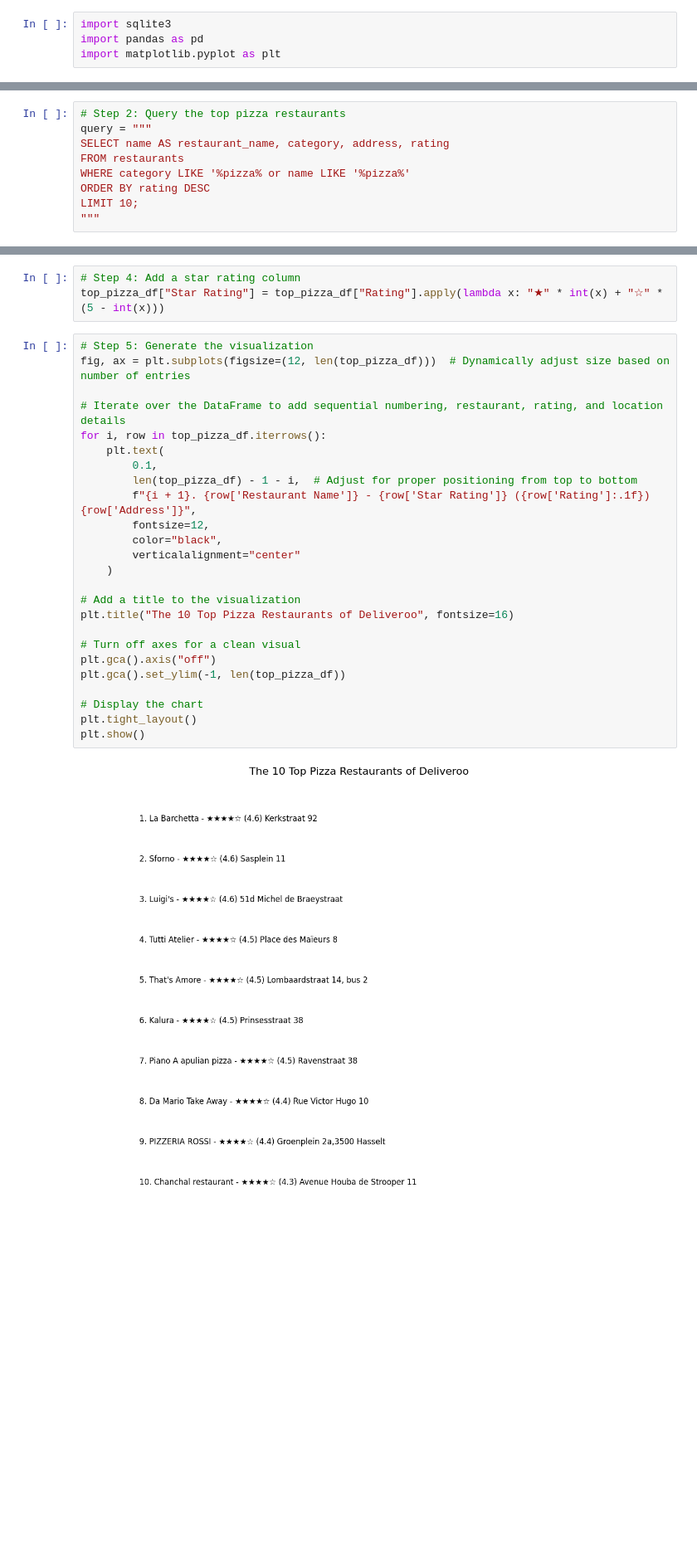
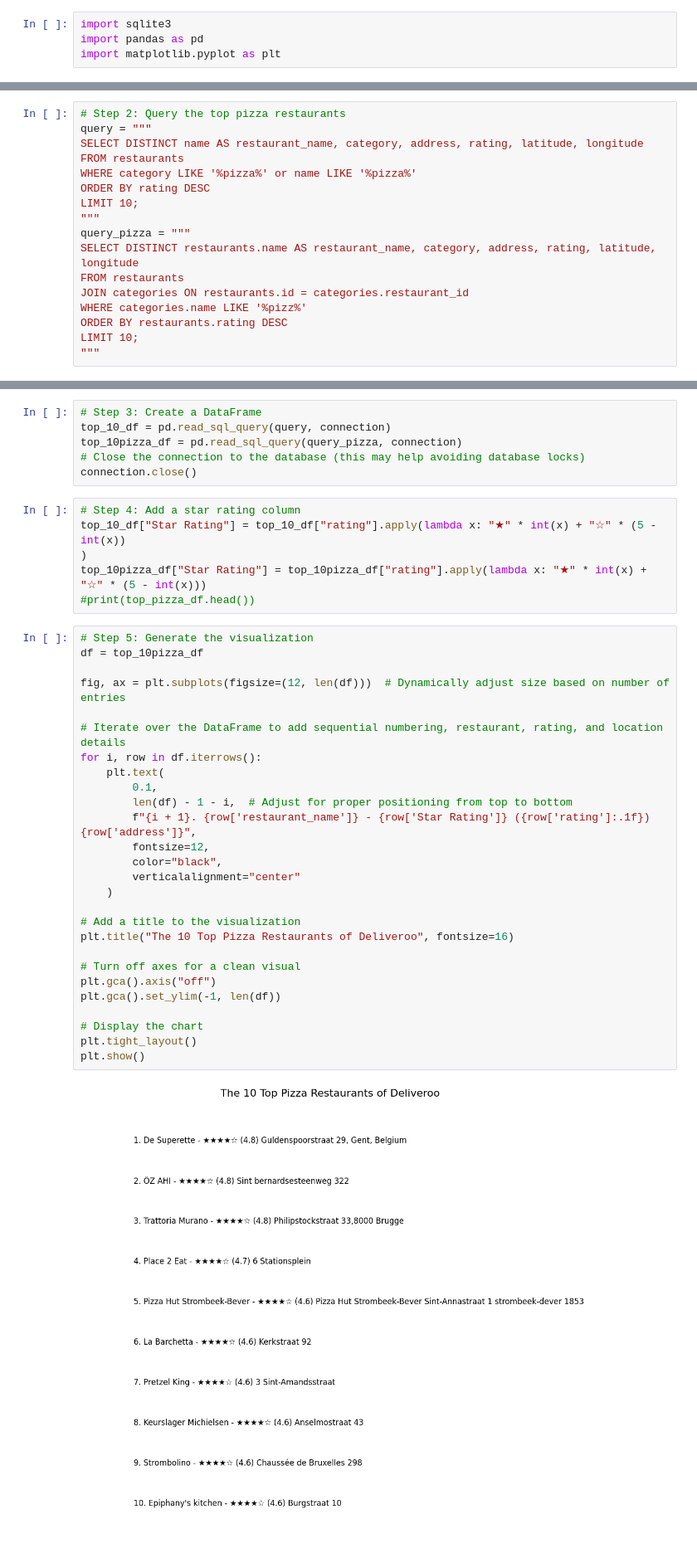
Before and after one commit to koranaaa/delivery-market-analysis-with-SQL, a Jupyter notebook: Munatdher/test.ipynb, the cells around one changed output, grey strips where cells are left out. Shown at 83% size. Saved outputs shown, nothing was run; the diff lists cells and outputs as text; blank space fills up the shorter version.

Commit message:
20241204 pizza

```diff
--- a/Munatdher/test.ipynb
+++ b/Munatdher/test.ipynb
@@ -10,9 +11,17 @@ cursor = connection.cursor()
 # %%
 # Step 2: Query the top pizza restaurants
 query = """
-SELECT name AS restaurant_name, category, address, rating
+SELECT DISTINCT name AS restaurant_name, category, address, rating, latitude, longitude
 FROM restaurants
-WHERE category LIKE '%pizza% or name LIKE '%pizza%'
+WHERE category LIKE '%pizza%' or name LIKE '%pizza%'
 ORDER BY rating DESC
 LIMIT 10;
 """
+query_pizza = """
+SELECT DISTINCT restaurants.name AS restaurant_name, category, address, rating, latitude, longitude
+FROM restaurants
+JOIN categories ON restaurants.id = categories.restaurant_id
+WHERE categories.name LIKE '%pizz%'
+ORDER BY restaurants.rating DESC
+LIMIT 10;
+"""
@@ -22,30 +28,41 @@ top_pizza_df = pd.DataFrame(results, columns=["Restaurant Name", "Category", "Ad
+# %%
+# Step 3: Create a DataFrame
+top_10_df = pd.read_sql_query(query, connection)
+top_10pizza_df = pd.read_sql_query(query_pizza, connection)
+# Close the connection to the database (this may help avoiding database locks)
+connection.close()
 # %%
 # Step 4: Add a star rating column
-top_pizza_df["Star Rating"] = top_pizza_df["Rating"].apply(lambda x: "★" * int(x) + "☆" * (5 - int(x)))
+top_10_df["Star Rating"] = top_10_df["rating"].apply(lambda x: "★" * int(x) + "☆" * (5 - int(x))
+)
+top_10pizza_df["Star Rating"] = top_10pizza_df["rating"].apply(lambda x: "★" * int(x) + "☆" * (5 - int(x)))
+#print(top_pizza_df.head())
 # %%
 # Step 5: Generate the visualization
-fig, ax = plt.subplots(figsize=(12, len(top_pizza_df)))  # Dynamically adjust size based on number of entries
+df = top_10pizza_df
+
+fig, ax = plt.subplots(figsize=(12, len(df)))  # Dynamically adjust size based on number of entries
 
 # Iterate over the DataFrame to add sequential numbering, restaurant, rating, and location details
-for i, row in top_pizza_df.iterrows():
+for i, row in df.iterrows():
     plt.text(
         0.1,
-        len(top_pizza_df) - 1 - i,  # Adjust for proper positioning from top to bottom
-        f"{i + 1}. {row['Restaurant Name']} - {row['Star Rating']} ({row['Rating']:.1f}) {row['Address']}",
+        len(df) - 1 - i,  # Adjust for proper positioning from top to bottom
+        f"{i + 1}. {row['restaurant_name']} - {row['Star Rating']} ({row['rating']:.1f}) {row['address']}",
         fontsize=12,
         color="black",
         verticalalignment="center"
     )
 
 # Add a title to the visualization
 plt.title("The 10 Top Pizza Restaurants of Deliveroo", fontsize=16)
 
 # Turn off axes for a clean visual
 plt.gca().axis("off")
-plt.gca().set_ylim(-1, len(top_pizza_df))
+plt.gca().set_ylim(-1, len(df))
 
 # Display the chart
 plt.tight_layout()
 plt.show()
 # %% [output]
-[figure, old version]
+[figure, new version]
```
Also changed, not shown: parts of 5 cells of this notebook, 2 other files.
